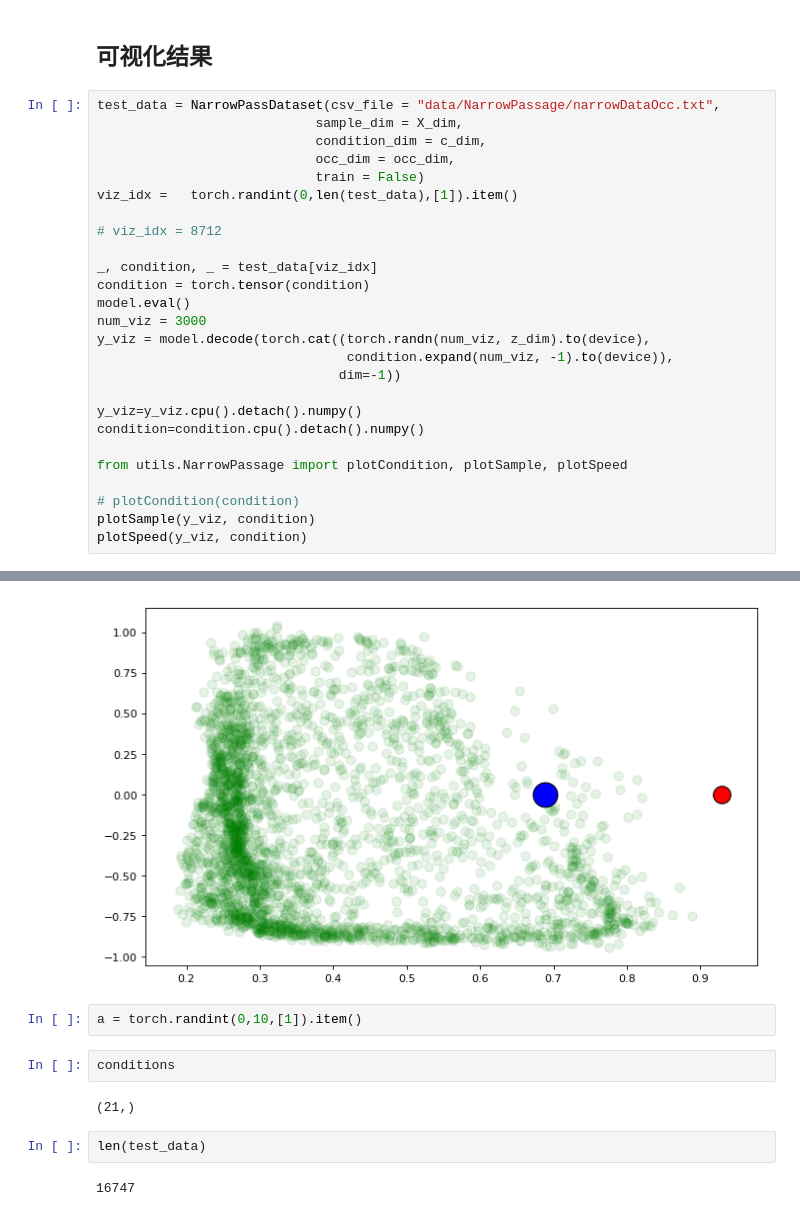
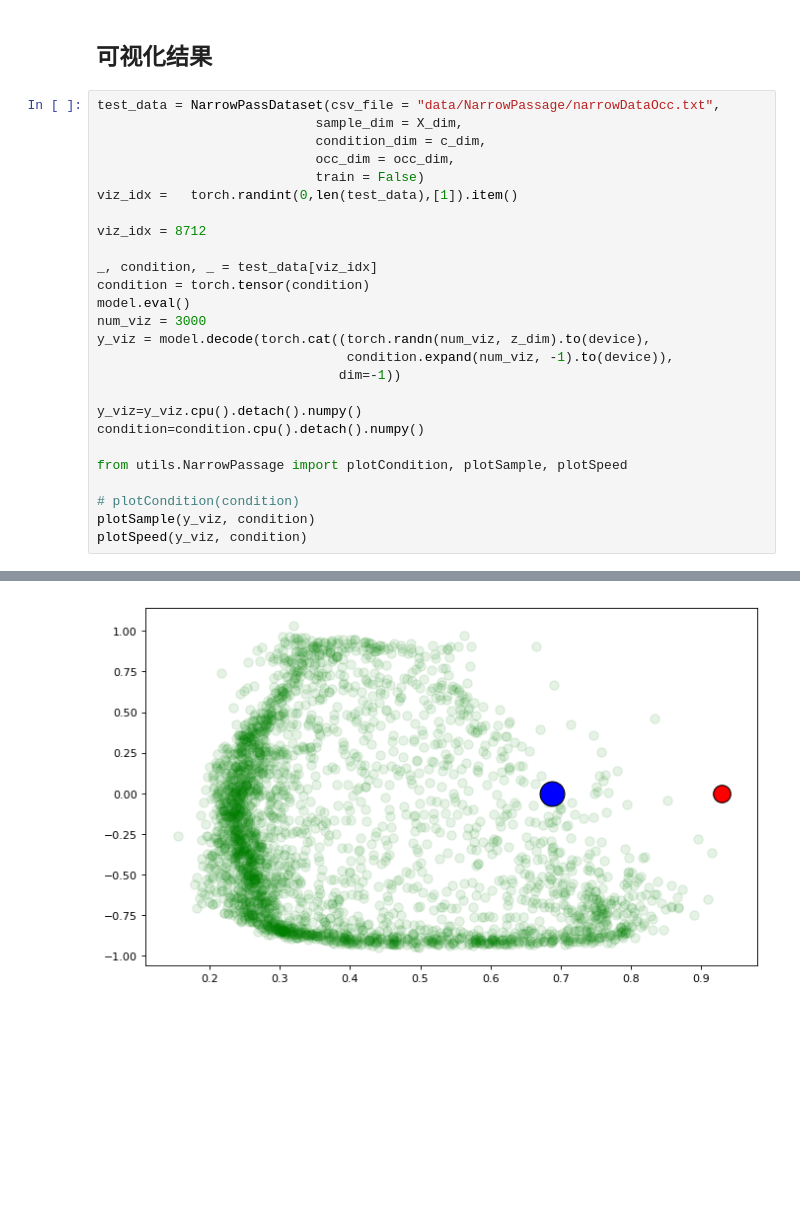
Before and after one commit to KarlRong/VAE-Motion-Planning, a Jupyter notebook: cvae_gap.ipynb, the cells around one changed output, grey strips where cells are left out. Saved outputs shown, nothing was run; the diff lists cells and outputs as text; blank space fills up the shorter version.

```diff
--- a/cvae_gap.ipynb
+++ b/cvae_gap.ipynb
@@ -152,7 +170,7 @@ test_data = NarrowPassDataset(csv_file = "data/NarrowPassage/narrowDataOcc.txt",
                             train = False)
 viz_idx =   torch.randint(0,len(test_data),[1]).item()
 
-# viz_idx = 8712
+viz_idx = 8712
 
 _, condition, _ = test_data[viz_idx]
 condition = torch.tensor(condition)
@@ -175,11 +193 @@ plotSpeed(y_viz, condition)
-[figure, old version]
+[figure, new version]
-# %%
-a = torch.randint(0,10,[1]).item()
-# %%
-conditions
-# %% [output]
-(21,)
-# %%
-len(test_data)
-# %% [output]
-16747
```
Also changed, not shown: parts of 7 cells of this notebook, 1 other file.
